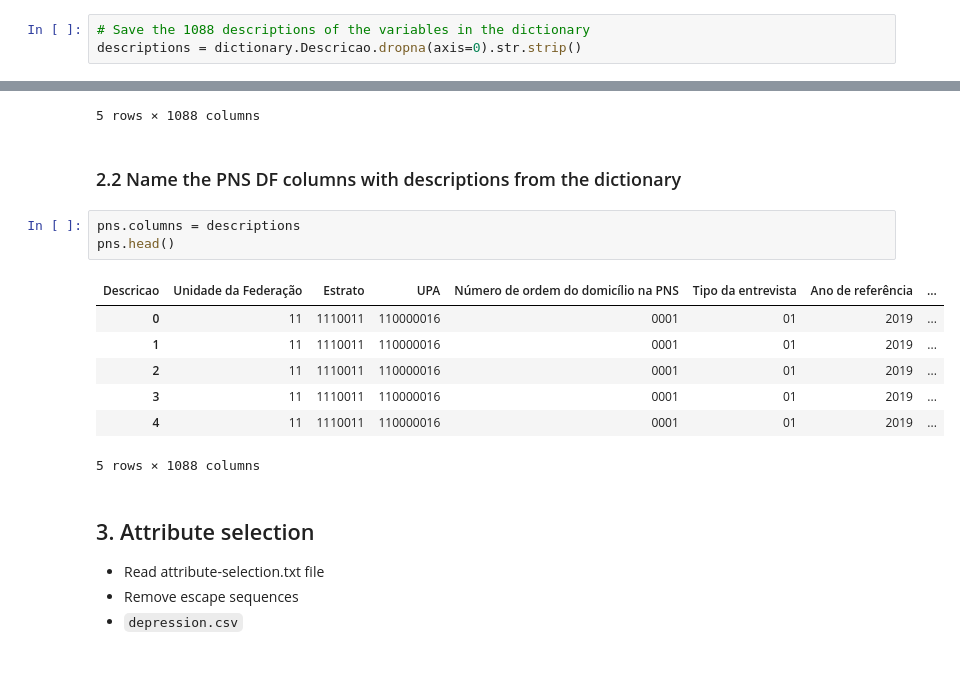
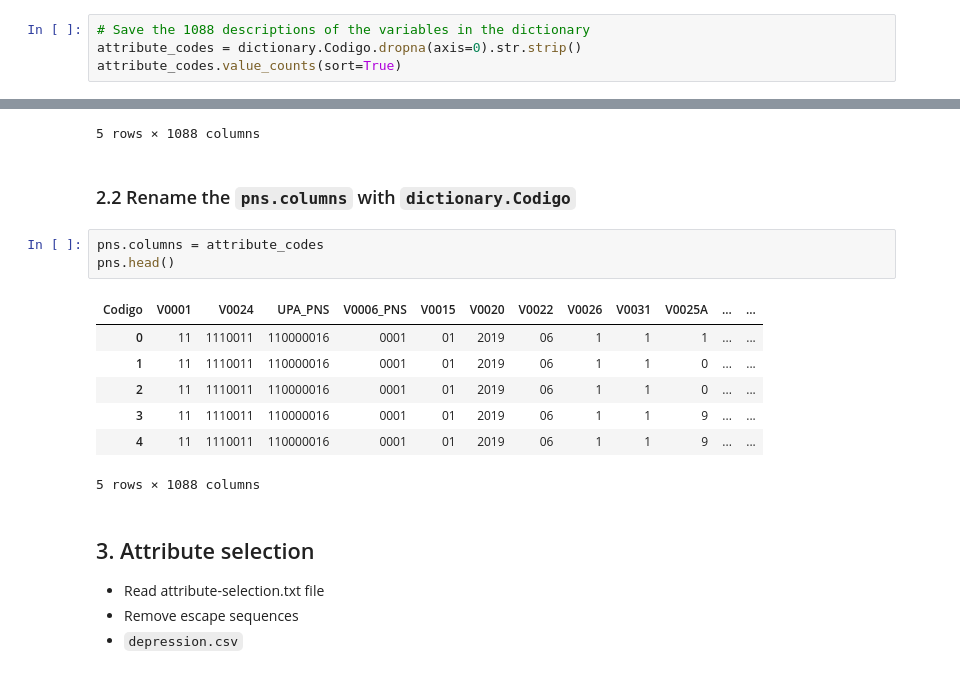
Before and after one commit to feed0/depressao-ibge-pns, a Jupyter notebook: src/archive/pns.ipynb, the cells around one changed output, grey strips where cells are left out. Drawn from its saved outputs; the diff is of its cells as text.

```diff
--- a/src/pns.ipynb
+++ b/src/archive/pns.ipynb
@@ -86,4 +86,5 @@ dictionary.iloc[2:30]
 | 29 | NaN | 3.0 | 7.0 | V0024 | NaN | Estrato | NaN | NaN |
 # %%
 # Save the 1088 descriptions of the variables in the dictionary
-descriptions = dictionary.Descricao.dropna(axis=0).str.strip()
+attribute_codes = dictionary.Codigo.dropna(axis=0).str.strip()
+attribute_codes.value_counts(sort=True)
@@ -157,17 +172,17 @@ display(
 | 4 | 11 | 1110011 | 110000016 | 0001 | 01 | 2019 | 06 | 1 | 1 | 9 | ... | ... |
 5 rows × 1088 columns
 # %% [markdown]
-### 2.2 Name the PNS DF columns with descriptions from the dictionary
+### 2.2 Rename the `pns.columns` with `dictionary.Codigo`
 # %%
-pns.columns = descriptions
+pns.columns = attribute_codes
 pns.head()
 # %% [output]
-| Descricao | Unidade da Federação | Estrato | UPA | Número de ordem do domicílio na PNS | Tipo da entrevista | Ano de referência | ... |
-| 0 | 11 | 1110011 | 110000016 | 0001 | 01 | 2019 | ... |
-| 1 | 11 | 1110011 | 110000016 | 0001 | 01 | 2019 | ... |
-| 2 | 11 | 1110011 | 110000016 | 0001 | 01 | 2019 | ... |
-| 3 | 11 | 1110011 | 110000016 | 0001 | 01 | 2019 | ... |
-| 4 | 11 | 1110011 | 110000016 | 0001 | 01 | 2019 | ... |
+| Codigo | V0001 | V0024 | UPA_PNS | V0006_PNS | V0015 | V0020 | V0022 | V0026 | V0031 | V0025A | ... | ... |
+| 0 | 11 | 1110011 | 110000016 | 0001 | 01 | 2019 | 06 | 1 | 1 | 1 | ... | ... |
+| 1 | 11 | 1110011 | 110000016 | 0001 | 01 | 2019 | 06 | 1 | 1 | 0 | ... | ... |
+| 2 | 11 | 1110011 | 110000016 | 0001 | 01 | 2019 | 06 | 1 | 1 | 0 | ... | ... |
+| 3 | 11 | 1110011 | 110000016 | 0001 | 01 | 2019 | 06 | 1 | 1 | 9 | ... | ... |
+| 4 | 11 | 1110011 | 110000016 | 0001 | 01 | 2019 | 06 | 1 | 1 | 9 | ... | ... |
 5 rows × 1088 columns
 # %% [markdown]
 ## 3. Attribute selection
```
Also changed, not shown: parts of 6 cells of this notebook, 15 other files.
